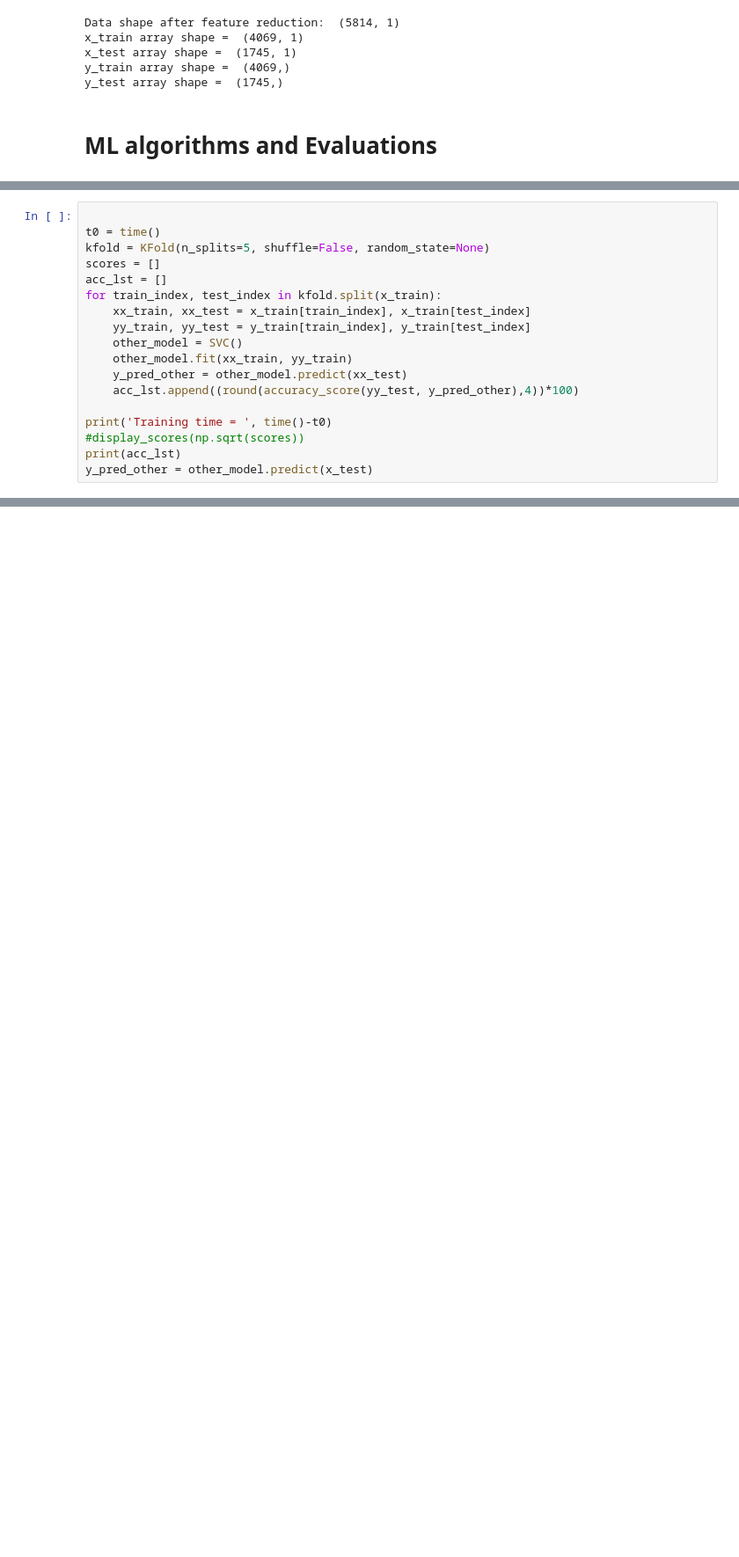
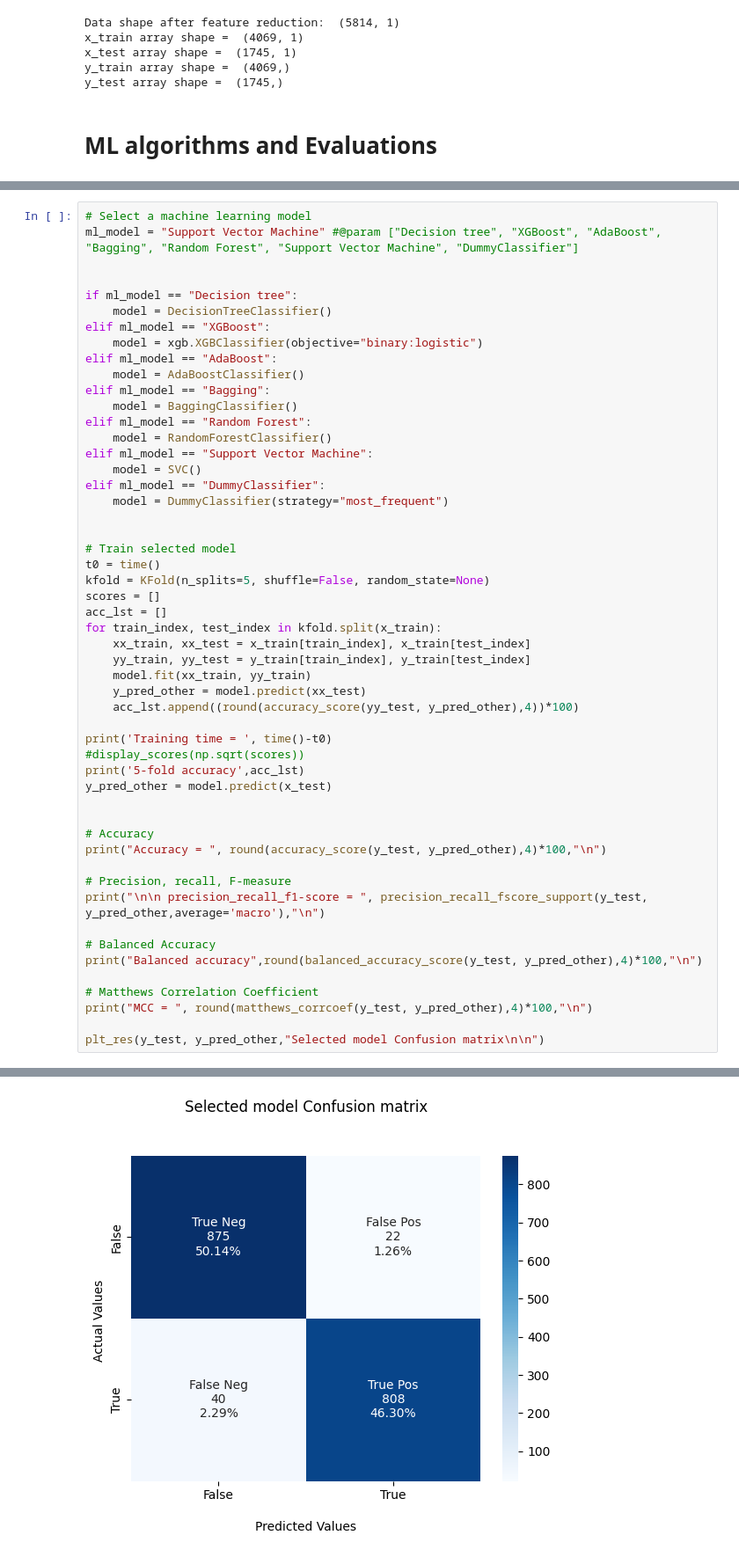
Before and after one commit to sajadamouei/Peak-detection-chip-seq, a Jupyter notebook: ML_Peaks.ipynb, the cells around one changed output, grey strips where cells are left out. Shown: that part at 88% size. Saved outputs shown, nothing was run; the diff lists cells and outputs as text; blank space fills up the shorter version.

```diff
--- a/ML_Peaks.ipynb
+++ b/ML_Peaks.ipynb
@@ -631,5 +627,25 @@ from sklearn.metrics import precision_recall_fscore_support
 # %%
+# Select a machine learning model
+ml_model = "Support Vector Machine" #@param ["Decision tree", "XGBoost", "AdaBoost", "Bagging", "Random Forest", "Support Vector Machine", "DummyClassifier"]
 
+
+if ml_model == "Decision tree":
+    model = DecisionTreeClassifier()
+elif ml_model == "XGBoost":
+    model = xgb.XGBClassifier(objective="binary:logistic")
+elif ml_model == "AdaBoost":
+    model = AdaBoostClassifier()
+elif ml_model == "Bagging":
+    model = BaggingClassifier()
+elif ml_model == "Random Forest":
+    model = RandomForestClassifier()
+elif ml_model == "Support Vector Machine":
+    model = SVC()
+elif ml_model == "DummyClassifier":
+    model = DummyClassifier(strategy="most_frequent")
+
+
+# Train selected model
 t0 = time()
 kfold = KFold(n_splits=5, shuffle=False, random_state=None)
 scores = []
@@ -637,13 +653,27 @@ acc_lst = []
 for train_index, test_index in kfold.split(x_train):
     xx_train, xx_test = x_train[train_index], x_train[test_index]
     yy_train, yy_test = y_train[train_index], y_train[test_index]
-    other_model = SVC()
-    other_model.fit(xx_train, yy_train)
-    y_pred_other = other_model.predict(xx_test)
+    model.fit(xx_train, yy_train)
+    y_pred_other = model.predict(xx_test)
     acc_lst.append((round(accuracy_score(yy_test, y_pred_other),4))*100)
 
 print('Training time = ', time()-t0)
 #display_scores(np.sqrt(scores))
-print(acc_lst)
-y_pred_other = other_model.predict(x_test)
+print('5-fold accuracy',acc_lst)
+y_pred_other = model.predict(x_test)
+
+
+# Accuracy
+print("Accuracy = ", round(accuracy_score(y_test, y_pred_other),4)*100,"\n")
+
+# Precision, recall, F-measure
+print("\n\n precision_recall_f1-score = ", precision_recall_fscore_support(y_test, y_pred_other,average='macro'),"\n")
+
+# Balanced Accuracy
+print("Balanced accuracy",round(balanced_accuracy_score(y_test, y_pred_other),4)*100,"\n")
+
+# Matthews Correlation Coefficient
+print("MCC = ", round(matthews_corrcoef(y_test, y_pred_other),4)*100,"\n")
+
+plt_res(y_test, y_pred_other,"Selected model Confusion matrix\n\n")
 # %% [output]
@@ -651,0 +691 @@ Training time =  0.3027002811431885
+[figure, added]
```
Also changed, not shown: parts of 5 cells of this notebook.
